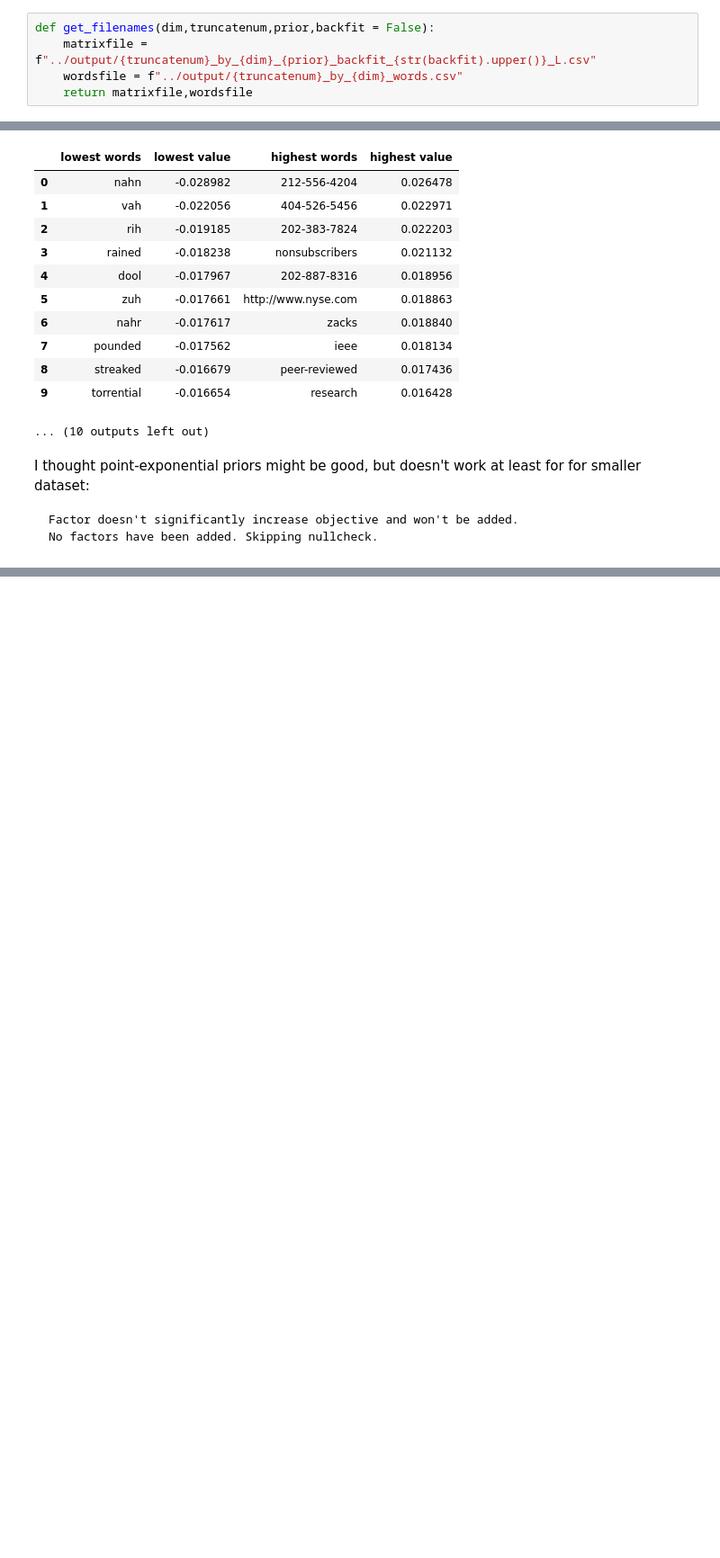
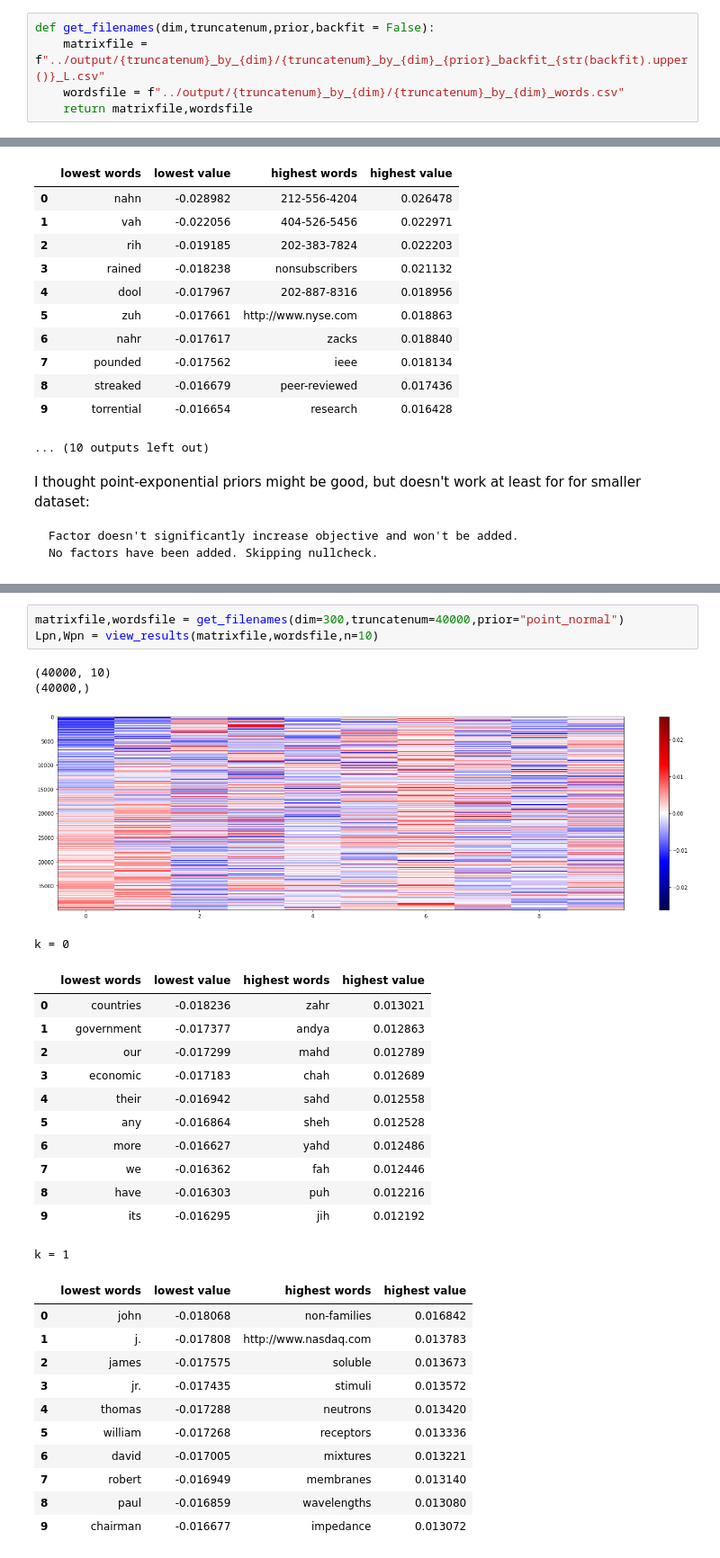
Before and after one commit to suzannastep/matrix_factorize_words, a Jupyter notebook: analysis/glove.ipynb, the cells around one changed output, grey strips where cells are left out. Shown at 90% size. Drawn from its saved outputs; the diff is of its cells as text; blank space fills up the shorter version.

Commit message:
analyze results

```diff
--- a/analysis/glove.ipynb
+++ b/analysis/glove.ipynb
@@ -42,8 +36,8 @@ def print_extreme_words(L,words,n=50):
         display(d)
 # %%
 def get_filenames(dim,truncatenum,prior,backfit = False):
-    matrixfile = f"../output/{truncatenum}_by_{dim}_{prior}_backfit_{str(backfit).upper()}_L.csv"
-    wordsfile = f"../output/{truncatenum}_by_{dim}_words.csv"
+    matrixfile = f"../output/{truncatenum}_by_{dim}/{truncatenum}_by_{dim}_{prior}_backfit_{str(backfit).upper()}_L.csv"
+    wordsfile = f"../output/{truncatenum}_by_{dim}/{truncatenum}_by_{dim}_words.csv"
     return matrixfile,wordsfile
 # %%
 def view_results(matrixfile,wordsfile,n=50,k=10):
@@ -269,0 +272,31 @@ No factors have been added. Skipping nullcheck.
+# %%
+matrixfile,wordsfile = get_filenames(dim=300,truncatenum=40000,prior="point_normal")
+Lpn,Wpn = view_results(matrixfile,wordsfile,n=10)
+# %% [output]
+(40000, 10)
+(40000,)
+[figure, added]
+k = 0
+|  | lowest words | lowest value | highest words | highest value |
+| 0 | countries | -0.018236 | zahr | 0.013021 |
+| 1 | government | -0.017377 | andya | 0.012863 |
+| 2 | our | -0.017299 | mahd | 0.012789 |
+| 3 | economic | -0.017183 | chah | 0.012689 |
+| 4 | their | -0.016942 | sahd | 0.012558 |
+| 5 | any | -0.016864 | sheh | 0.012528 |
+| 6 | more | -0.016627 | yahd | 0.012486 |
+| 7 | we | -0.016362 | fah | 0.012446 |
+| 8 | have | -0.016303 | puh | 0.012216 |
+| 9 | its | -0.016295 | jih | 0.012192 |
+k = 1
+|  | lowest words | lowest value | highest words | highest value |
+| 0 | john | -0.018068 | non-families | 0.016842 |
+| 1 | j. | -0.017808 | http://www.nasdaq.com | 0.013783 |
+| 2 | james | -0.017575 | soluble | 0.013673 |
+| 3 | jr. | -0.017435 | stimuli | 0.013572 |
+| 4 | thomas | -0.017288 | neutrons | 0.013420 |
+| 5 | william | -0.017268 | receptors | 0.013336 |
+| 6 | david | -0.017005 | mixtures | 0.013221 |
+| 7 | robert | -0.016949 | membranes | 0.013140 |
+| 8 | paul | -0.016859 | wavelengths | 0.013080 |
+| 9 | chairman | -0.016677 | impedance | 0.013072 |
```
Also changed, not shown: parts of 27 cells of this notebook, 1 other file.
